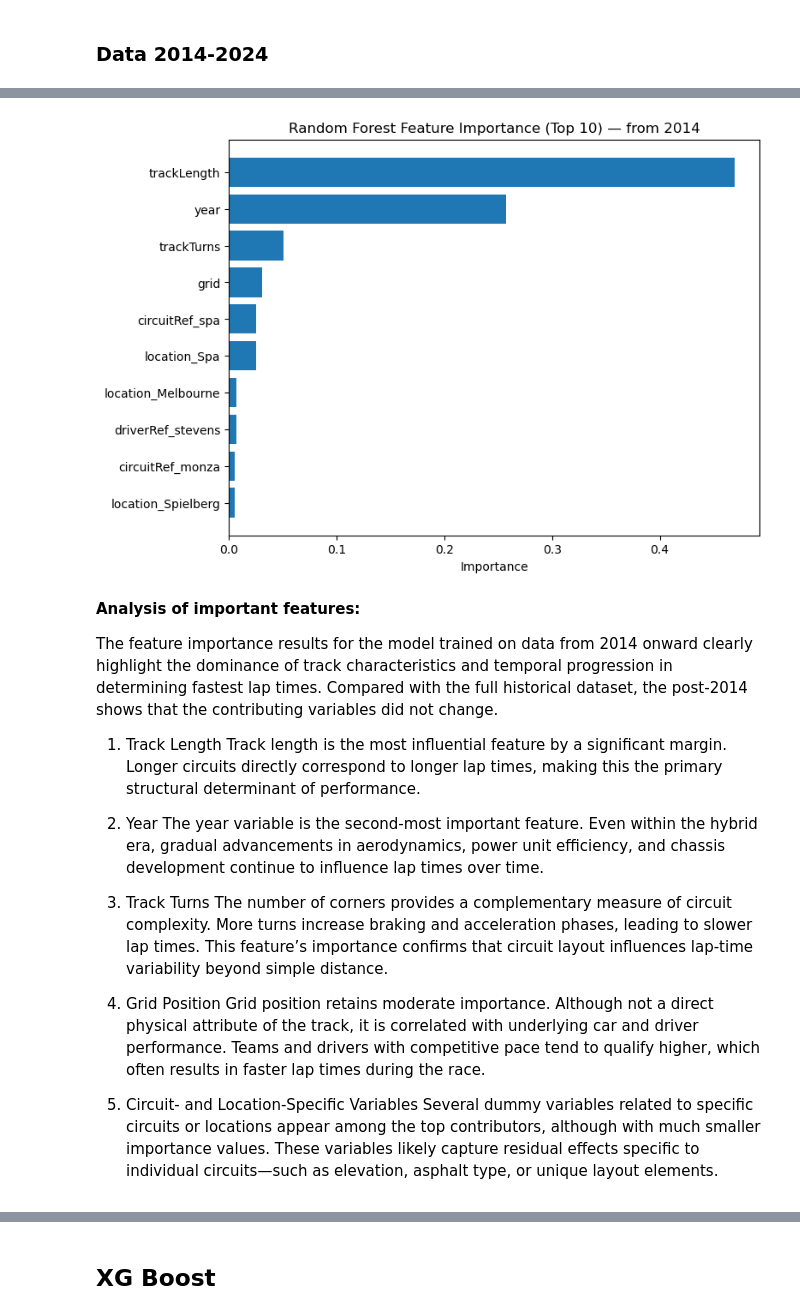
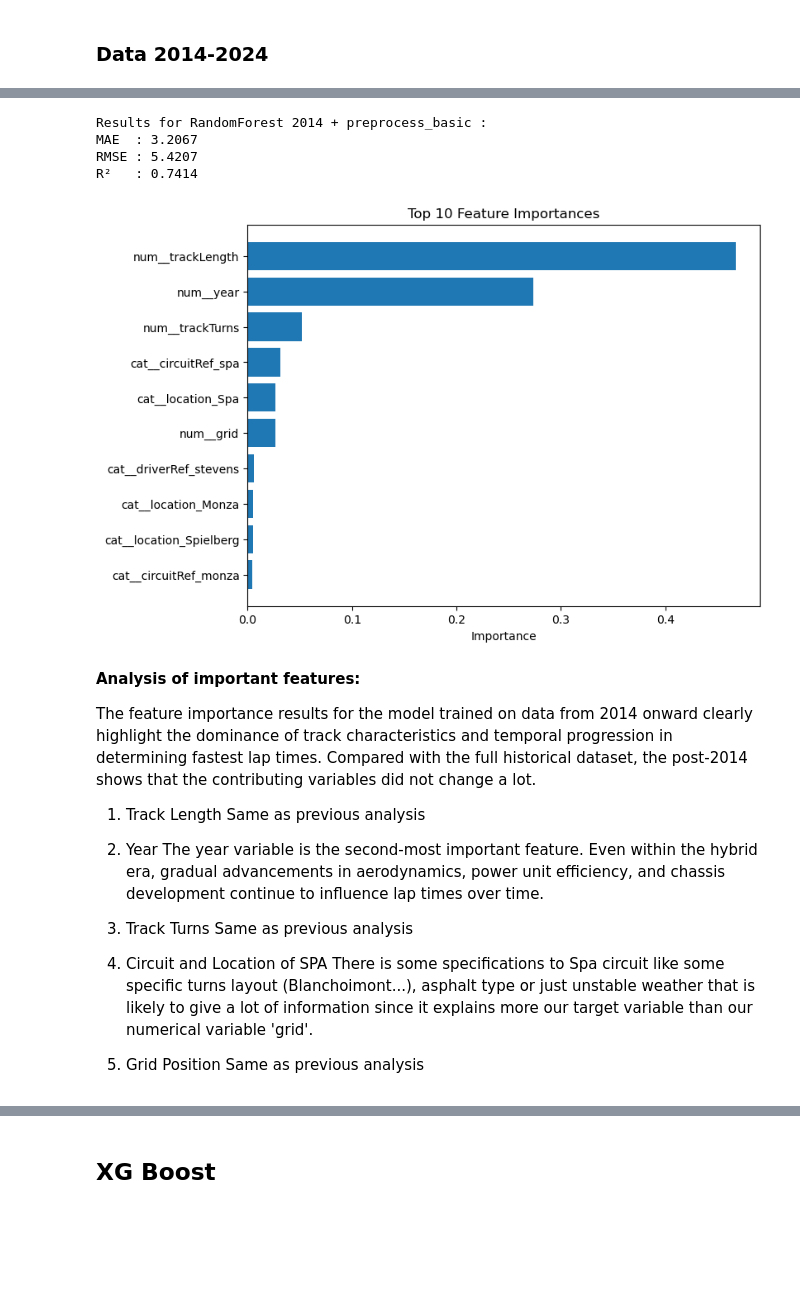
Before and after one commit to EmilieChtr/F1_notebook_project, a Jupyter notebook: pred_notebook.ipynb, the cells around one changed output, grey strips where cells are left out. Saved outputs shown, nothing was run; the diff lists cells and outputs as text; code cells hidden in the pictures; blank space fills up the shorter version.

```diff
--- a/pred_notebook.ipynb
+++ b/pred_notebook.ipynb
@@ -377,11 +340,0 @@ X_train_14_enc.shape, X_test_14_enc.shape
-# %%
-rf_2014 = RandomForestRegressor(
-    n_estimators=300,
-    max_depth=None,
-    min_samples_split=2,
-    min_samples_leaf=1,
-    random_state=42,
-    n_jobs=-1
-)
-
-rf_2014.fit(X_train_14_enc, y_train_14)
@@ -418,31 +341,56 @@ This comparison highlights an important insight: restricting the dataset to a si
-# %%
-features_2014 = X_train_14_enc.columns
-importances_2014 = rf_2014.feature_importances_
-indices_2014 = importances_2014.argsort()
-
-plt.figure(figsize=(8,6))
-plt.barh(features_2014[indices_2014][-10:], importances_2014[indices_2014][-10:])
-plt.xlabel("Importance")
-plt.title("Random Forest Feature Importance (Top 10) — from 2014")
-plt.show()
-# %% [output]
-[figure, removed]
+# %%
+X_train_14_basic = preprocess_basic.fit_transform(X_train_14)
+X_test_14_basic  = preprocess_basic.transform(X_test_14)
+
+#noms des features après preprocess_basic
+feature_names_basic = preprocess_basic.get_feature_names_out()
+
+rf_basic = RandomForestRegressor(
+    n_estimators=300,
+    max_depth=None,
+    min_samples_split=2,
+    min_samples_leaf=1,
+    random_state=42,
+    n_jobs=-1
+)
+
+
+y_pred_basic = evaluate_model(
+    rf_basic,
+    X_train_14_basic,
+    y_train_14,
+    X_test_14_basic,
+    y_test_14,
+    model_name="RandomForest 2014 + preprocess_basic"
+)
+
+plot_feature_importances(
+    model=rf_basic,
+    feature_names=feature_names_basic,
+    top_n=10
+)
+# %% [output]
+Results for RandomForest 2014 + preprocess_basic :
+MAE  : 3.2067
+RMSE : 5.4207
+R²   : 0.7414
+[figure, added]
 # %% [markdown]
 **Analysis of important features:**
 
-The feature importance results for the model trained on data from 2014 onward clearly highlight the dominance of track characteristics and temporal progression in determining fastest lap times. Compared with the full historical dataset, the post-2014 shows that the contributing variables did not change.
+The feature importance results for the model trained on data from 2014 onward clearly highlight the dominance of track characteristics and temporal progression in determining fastest lap times. Compared with the full historical dataset, the post-2014 shows that the contributing variables did not change a lot.
 
 1. Track Length
-Track length is the most influential feature by a significant margin. Longer circuits directly correspond to longer lap times, making this the primary structural determinant of performance.
+Same as previous analysis
 
 2. Year
 The year variable is the second-most important feature. Even within the hybrid era, gradual advancements in aerodynamics, power unit efficiency, and chassis development continue to influence lap times over time.
 
 3. Track Turns
-The number of corners provides a complementary measure of circuit complexity. More turns increase braking and acceleration phases, leading to slower lap times. This feature’s importance confirms that circuit layout influences lap-time variability beyond simple distance.
+Same as previous analysis
 
-4. Grid Position
-Grid position retains moderate importance. Although not a direct physical attribute of the track, it is correlated with underlying car and driver performance. Teams and drivers with competitive pace tend to qualify higher, which often results in faster lap times during the race.
+4. Circuit and Location of SPA
+There is some specifications to Spa circuit like some specific turns layout (Blanchoimont...), asphalt type or just unstable weather that is likely to give a lot of information since it explains more our target variable than our numerical variable 'grid'.
 
-5. Circuit- and Location-Specific Variables
-Several dummy variables related to specific circuits or locations appear among the top contributors, although with much smaller importance values. These variables likely capture residual effects specific to individual circuits—such as elevation, asphalt type, or unique layout elements.
+5. Grid Position
+Same as previous analysis
```
Also changed, not shown: parts of 46 cells of this notebook.
